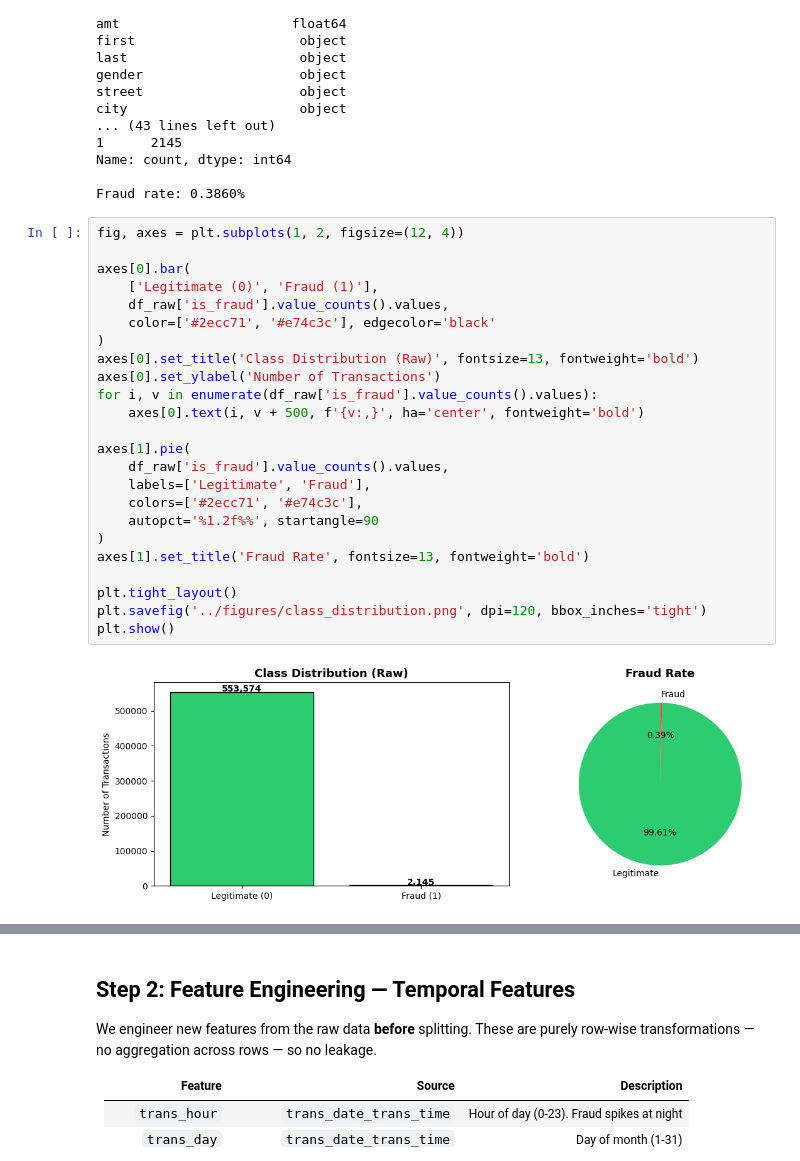
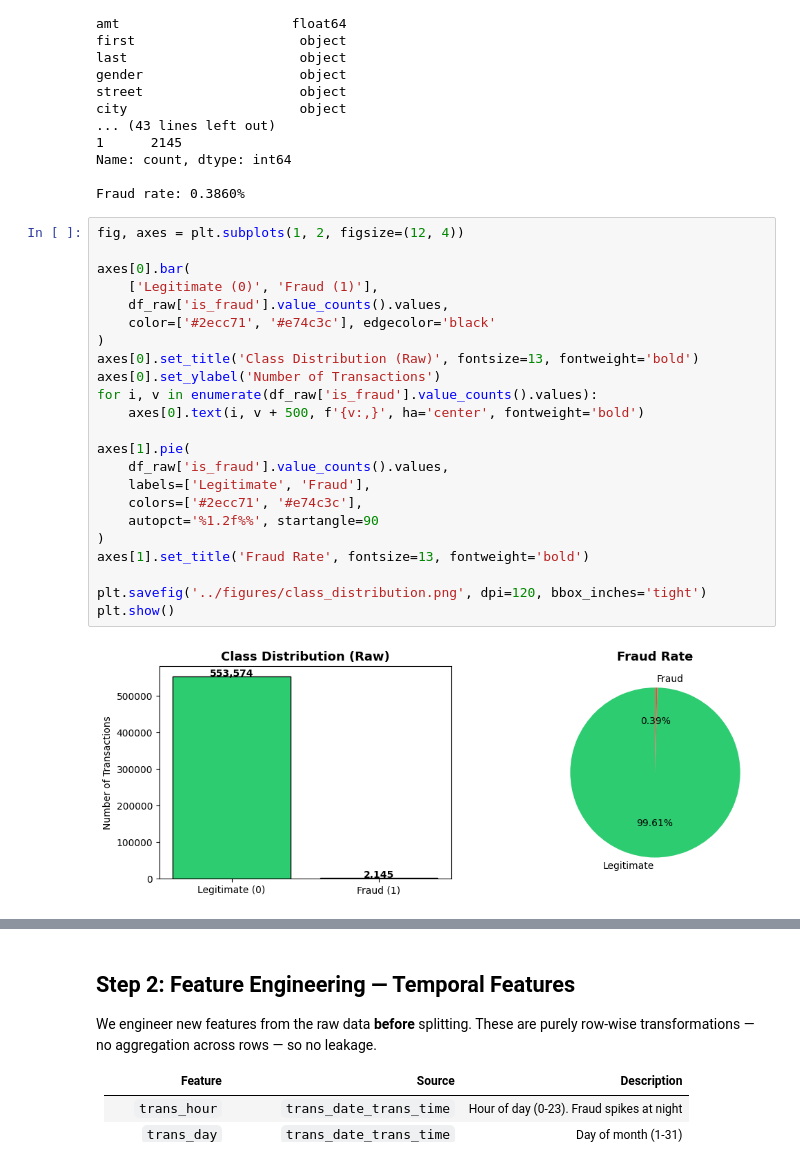
Before and after one commit to utsavranjitkar/CCFD, a Jupyter notebook: notebooks/02_datapreprocessing_and_modeltraining.ipynb, the cells around one changed output, grey strips where cells are left out. Cells and saved outputs as stored; diff of their text form.

```diff
--- a/notebooks/02_datapreprocessing_and_modeltraining.ipynb
+++ b/notebooks/02_datapreprocessing_and_modeltraining.ipynb
@@ -108,27 +108,26 @@ Fraud rate: 0.3860%
 # %%
 fig, axes = plt.subplots(1, 2, figsize=(12, 4))
 
 axes[0].bar(
     ['Legitimate (0)', 'Fraud (1)'],
     df_raw['is_fraud'].value_counts().values,
     color=['#2ecc71', '#e74c3c'], edgecolor='black'
 )
 axes[0].set_title('Class Distribution (Raw)', fontsize=13, fontweight='bold')
 axes[0].set_ylabel('Number of Transactions')
 for i, v in enumerate(df_raw['is_fraud'].value_counts().values):
     axes[0].text(i, v + 500, f'{v:,}', ha='center', fontweight='bold')
 
 axes[1].pie(
     df_raw['is_fraud'].value_counts().values,
     labels=['Legitimate', 'Fraud'],
     colors=['#2ecc71', '#e74c3c'],
     autopct='%1.2f%%', startangle=90
 )
 axes[1].set_title('Fraud Rate', fontsize=13, fontweight='bold')
 
-plt.tight_layout()
 plt.savefig('../figures/class_distribution.png', dpi=120, bbox_inches='tight')
 plt.show()
 # %% [output]
-[figure, old version]
+[figure, new version]
 # %%
```
Also changed, not shown: parts of 4 cells of this notebook, 13 other files.
